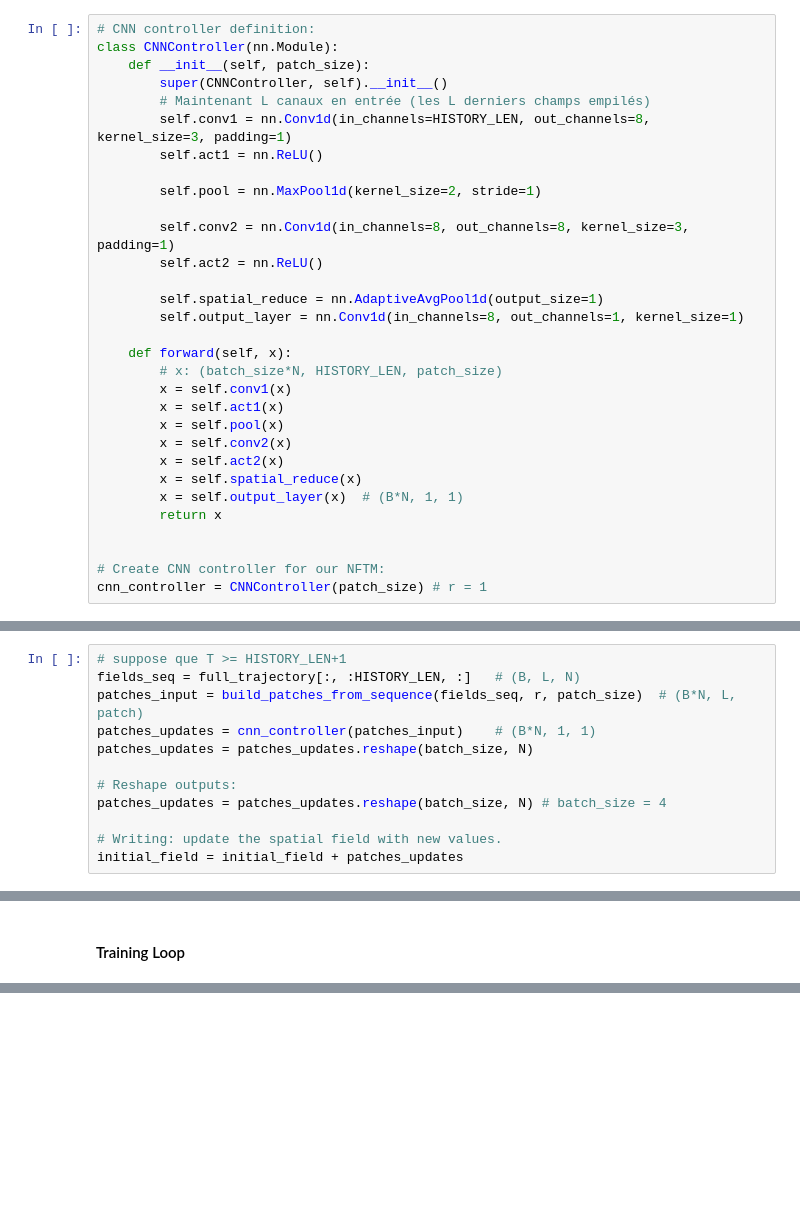
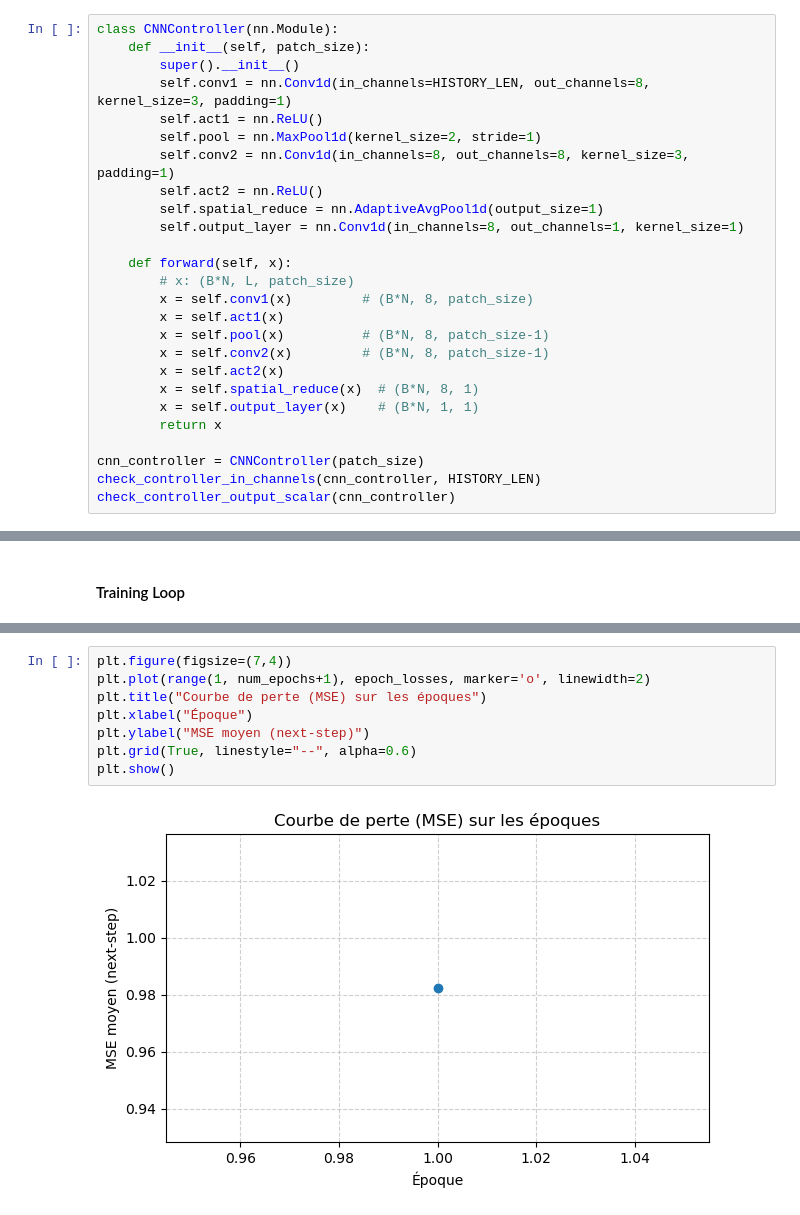
Before and after one commit to Samuel-Chapuis/CS-NFTM-Fork, a Jupyter notebook: NFTM_for_Physic/CNN_1D_Sam.ipynb, the cells around one changed output, grey strips where cells are left out. Saved outputs shown, nothing was run; the diff lists cells and outputs as text; blank space fills up the shorter version.

Commit message:
fix(NTFM): Change the epoch and the comments

```diff
--- a/NFTM_for_Physic/CNN_1D_Sam.ipynb
+++ b/NFTM_for_Physic/CNN_1D_Sam.ipynb
@@ -292,33 +299,28 @@ patch_size = patches.shape[2]
 
 * The CNN processes patches independently across the field.
 # %%
-# CNN controller definition:
 class CNNController(nn.Module):
     def __init__(self, patch_size):
-        super(CNNController, self).__init__()
-        # Maintenant L canaux en entrée (les L derniers champs empilés)
+        super().__init__()
         self.conv1 = nn.Conv1d(in_channels=HISTORY_LEN, out_channels=8, kernel_size=3, padding=1)
         self.act1 = nn.ReLU()
-
         self.pool = nn.MaxPool1d(kernel_size=2, stride=1)
-
         self.conv2 = nn.Conv1d(in_channels=8, out_channels=8, kernel_size=3, padding=1)
         self.act2 = nn.ReLU()
-
         self.spatial_reduce = nn.AdaptiveAvgPool1d(output_size=1)
         self.output_layer = nn.Conv1d(in_channels=8, out_channels=1, kernel_size=1)
 
     def forward(self, x):
-        # x: (batch_size*N, HISTORY_LEN, patch_size)
-        x = self.conv1(x)
+        # x: (B*N, L, patch_size)
+        x = self.conv1(x)         # (B*N, 8, patch_size)
         x = self.act1(x)
-        x = self.pool(x)
-        x = self.conv2(x)
+        x = self.pool(x)          # (B*N, 8, patch_size-1)
+        x = self.conv2(x)         # (B*N, 8, patch_size-1)
         x = self.act2(x)
-        x = self.spatial_reduce(x)
-        x = self.output_layer(x)  # (B*N, 1, 1)
+        x = self.spatial_reduce(x)  # (B*N, 8, 1)
+        x = self.output_layer(x)    # (B*N, 1, 1)
         return x
 
-
-# Create CNN controller for our NFTM:
-cnn_controller = CNNController(patch_size) # r = 1
+cnn_controller = CNNController(patch_size)
+check_controller_in_channels(cnn_controller, HISTORY_LEN)
+check_controller_output_scalar(cnn_controller)
@@ -355,15 +358,3 @@ def build_patches_from_sequence(fields_seq, r, patch_size):
         patches_list.append(patches_l)
     patches_seq = torch.stack(patches_list, dim=2)    # (B, N, L, patch_size)
     return patches_seq.reshape(B * N, L, patch_size)  # (B*N, L, patch_size)
-# %%
-# suppose que T >= HISTORY_LEN+1
-fields_seq = full_trajectory[:, :HISTORY_LEN, :]   # (B, L, N)
-patches_input = build_patches_from_sequence(fields_seq, r, patch_size)  # (B*N, L, patch)
-patches_updates = cnn_controller(patches_input)    # (B*N, 1, 1)
-patches_updates = patches_updates.reshape(batch_size, N)
-
-# Reshape outputs:
-patches_updates = patches_updates.reshape(batch_size, N) # batch_size = 4
-
-# Writing: update the spatial field with new values.
-initial_field = initial_field + patches_updates
@@ -570,0 +409,10 @@ This setup lets you build an end-to-end differentiable NFTM that learns local up
+# %%
+plt.figure(figsize=(7,4))
+plt.plot(range(1, num_epochs+1), epoch_losses, marker='o', linewidth=2)
+plt.title("Courbe de perte (MSE) sur les époques")
+plt.xlabel("Époque")
+plt.ylabel("MSE moyen (next-step)")
+plt.grid(True, linestyle="--", alpha=0.6)
+plt.show()
+# %% [output]
+[figure, added]
```
Also changed, not shown: parts of 13 cells of this notebook.
